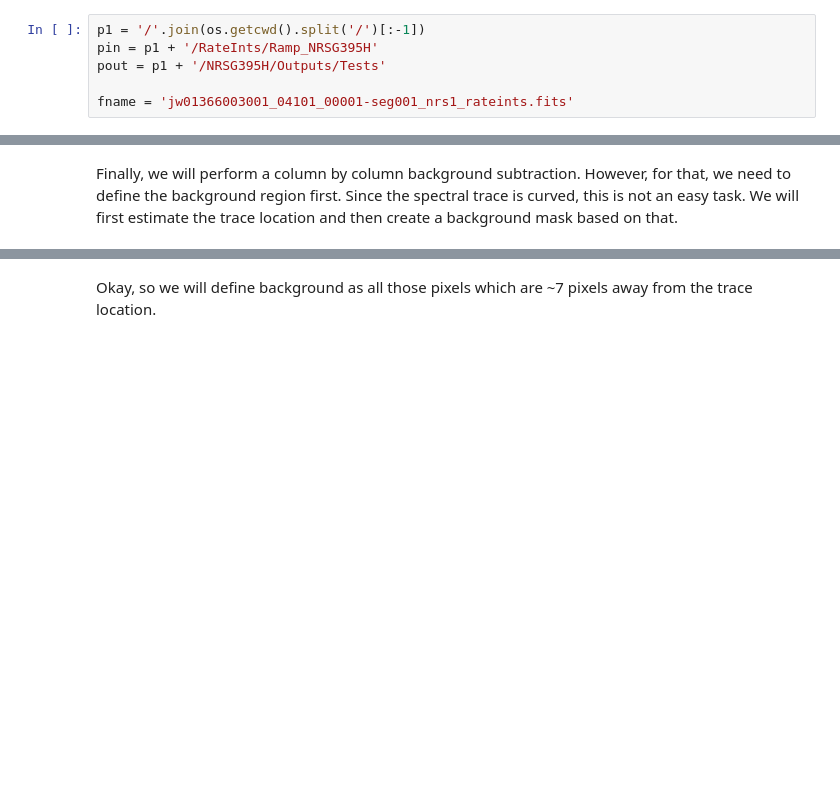
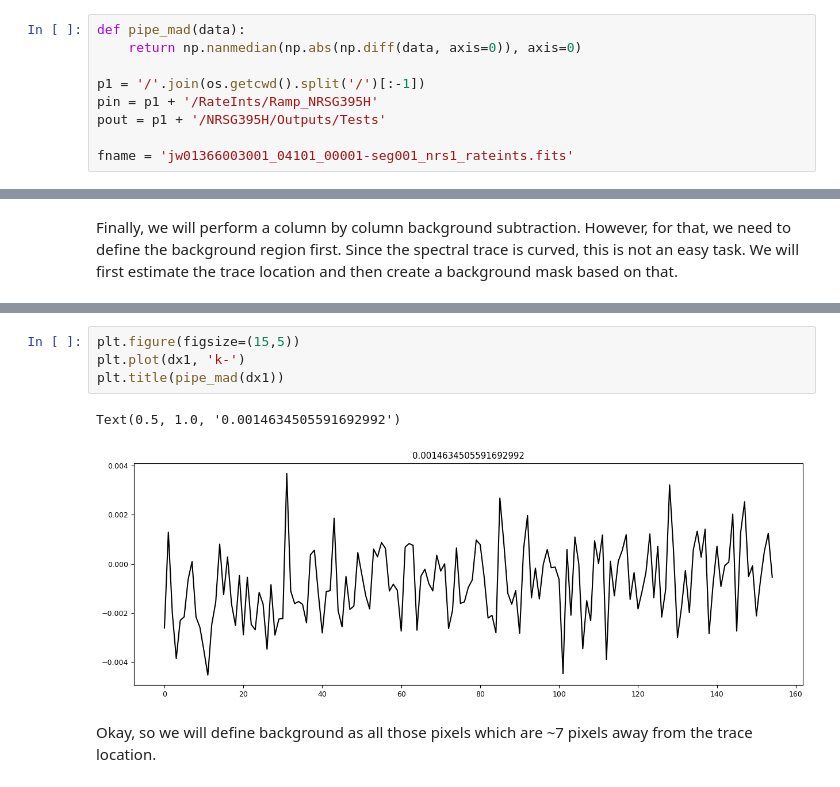
Before and after one commit to Jayshil/jwst-ers, a Jupyter notebook: NRSG395H/p1.ipynb, the cells around one changed output, grey strips where cells are left out. Saved outputs shown, nothing was run; the diff lists cells and outputs as text; blank space fills up the shorter version.

```diff
--- a/NRSG395H/p1.ipynb
+++ b/NRSG395H/p1.ipynb
@@ -16,6 +16,9 @@ import utils
 # %% [output]
 Warning: no zeus installation found. Will not be able to sample using sampler = 'zeus'.
 # %%
+def pipe_mad(data):
+    return np.nanmedian(np.abs(np.diff(data, axis=0)), axis=0)
+
 p1 = '/'.join(os.getcwd().split('/')[:-1])
 pin = p1 + '/RateInts/Ramp_NRSG395H'
 pout = p1 + '/NRSG395H/Outputs/Tests'
@@ -126,3 +129,10 @@ Text(0.5, 1.0, 'Example data with the location of spectral trace')
+# %%
+plt.figure(figsize=(15,5))
+plt.plot(dx1, 'k-')
+plt.title(pipe_mad(dx1))
+# %% [output]
+Text(0.5, 1.0, '0.0014634505591692992')
+[figure, added]
 # %% [markdown]
 Okay, so we will define background as all those pixels which are ~7 pixels away from the trace location.
 # %%
```
Also changed, not shown: parts of 6 cells of this notebook, 11 other files.
